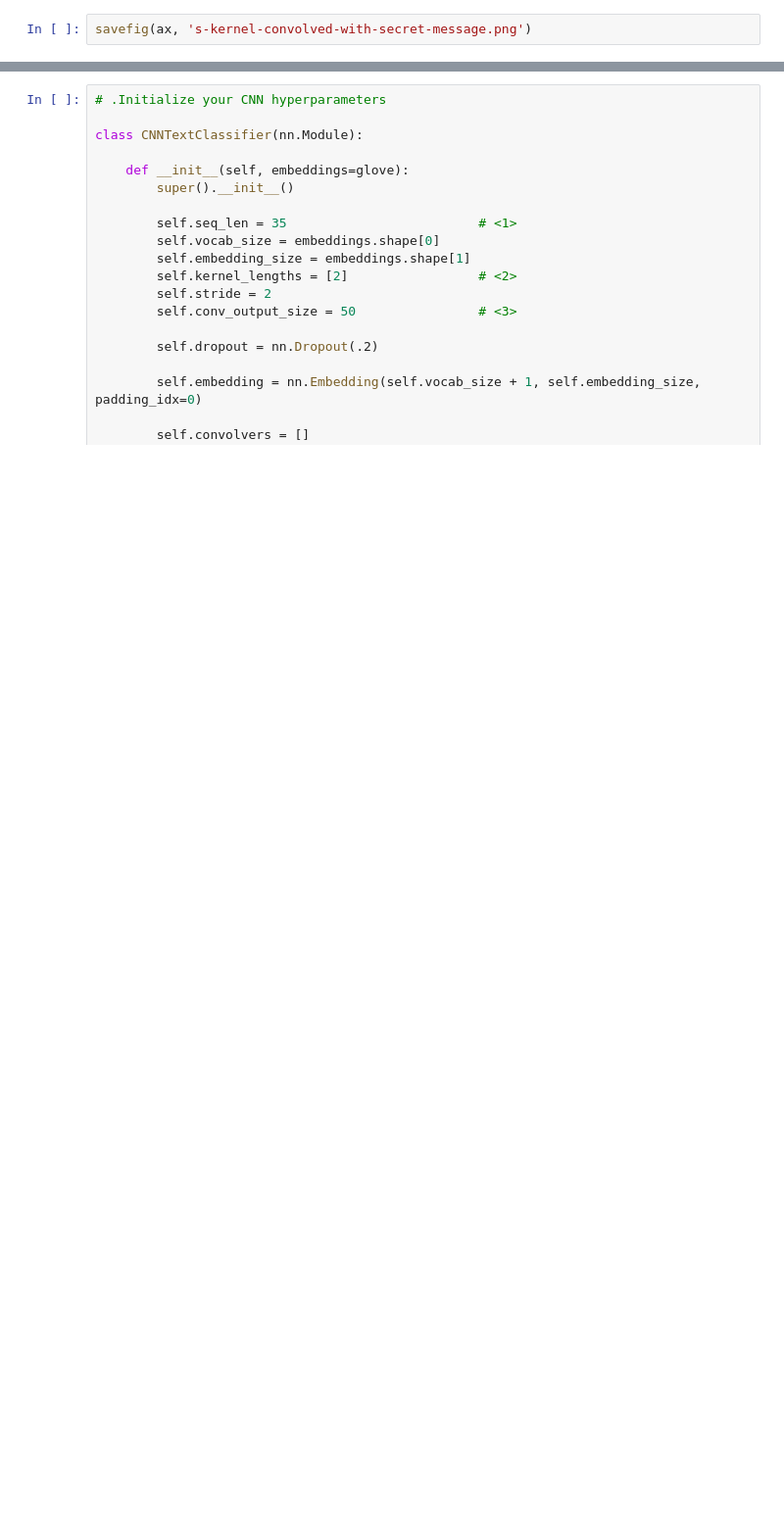
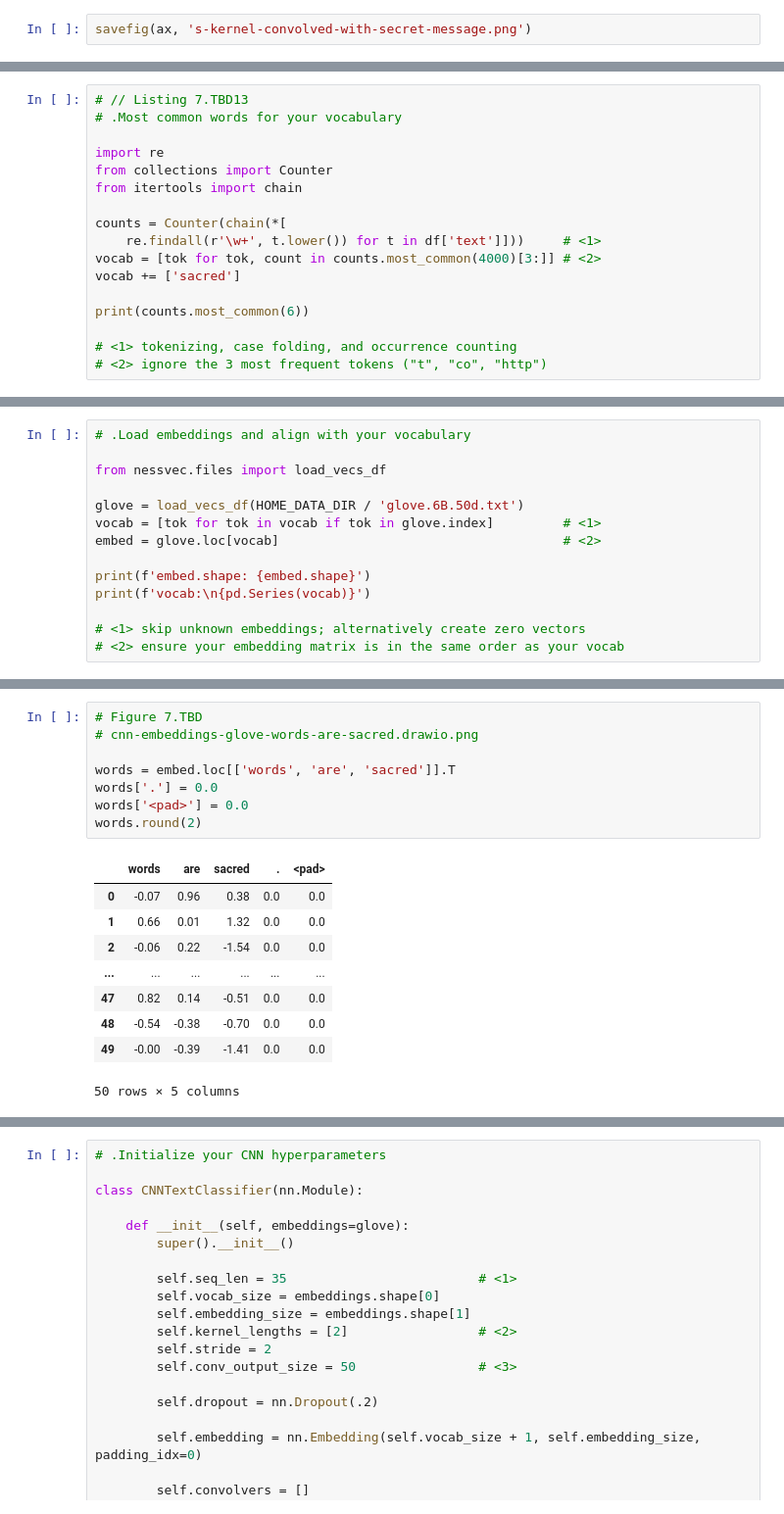
Before and after one commit to kiranraathod/nlpia2, a Jupyter notebook: src/nlpia2/ch07/ch07.ipynb, the cells around one changed output, grey strips where cells are left out. Shown at 98% size. Saved outputs shown, nothing was run; the diff lists cells and outputs as text; blank space fills up the shorter version.

Commit message:
simplified with pad vector

```diff
--- a/src/nlpia2/ch07/ch07.ipynb
+++ b/src/nlpia2/ch07/ch07.ipynb
@@ -345,0 +293,17 @@ embedding = nn.Embedding.from_pretrained(embeddings, freeze=False)
+# %%
+# // Listing 7.TBD13
+# .Most common words for your vocabulary
+
+import re
+from collections import Counter
+from itertools import chain
+
+counts = Counter(chain(*[
+    re.findall(r'\w+', t.lower()) for t in df['text']]))     # <1>
+vocab = [tok for tok, count in counts.most_common(4000)[3:]] # <2>
+vocab += ['sacred']
+
+print(counts.most_common(6))
+
+# <1> tokenizing, case folding, and occurrence counting
+# <2> ignore the 3 most frequent tokens ("t", "co", "http")
@@ -345,0 +320,14 @@ embedding = nn.Embedding.from_pretrained(embeddings, freeze=False)
+# %%
+# .Load embeddings and align with your vocabulary
+
+from nessvec.files import load_vecs_df
+
+glove = load_vecs_df(HOME_DATA_DIR / 'glove.6B.50d.txt')
+vocab = [tok for tok in vocab if tok in glove.index]         # <1>
+embed = glove.loc[vocab]                                     # <2>
+
+print(f'embed.shape: {embed.shape}')
+print(f'vocab:\n{pd.Series(vocab)}')
+
+# <1> skip unknown embeddings; alternatively create zero vectors
+# <2> ensure your embedding matrix is in the same order as your vocab
@@ -345,0 +346,18 @@ embedding = nn.Embedding.from_pretrained(embeddings, freeze=False)
+# %%
+# Figure 7.TBD
+# cnn-embeddings-glove-words-are-sacred.drawio.png
+
+words = embed.loc[['words', 'are', 'sacred']].T
+words['.'] = 0.0
+words['<pad>'] = 0.0
+words.round(2)
+# %% [output]
+|  | words | are | sacred | . | <pad> |
+| 0 | -0.07 | 0.96 | 0.38 | 0.0 | 0.0 |
+| 1 | 0.66 | 0.01 | 1.32 | 0.0 | 0.0 |
+| 2 | -0.06 | 0.22 | -1.54 | 0.0 | 0.0 |
+| ... | ... | ... | ... | ... | ... |
+| 47 | 0.82 | 0.14 | -0.51 | 0.0 | 0.0 |
+| 48 | -0.54 | -0.38 | -0.70 | 0.0 | 0.0 |
+| 49 | -0.00 | -0.39 | -1.41 | 0.0 | 0.0 |
+50 rows × 5 columns
```
Also changed, not shown: parts of 16 cells of this notebook, 4 other files.
